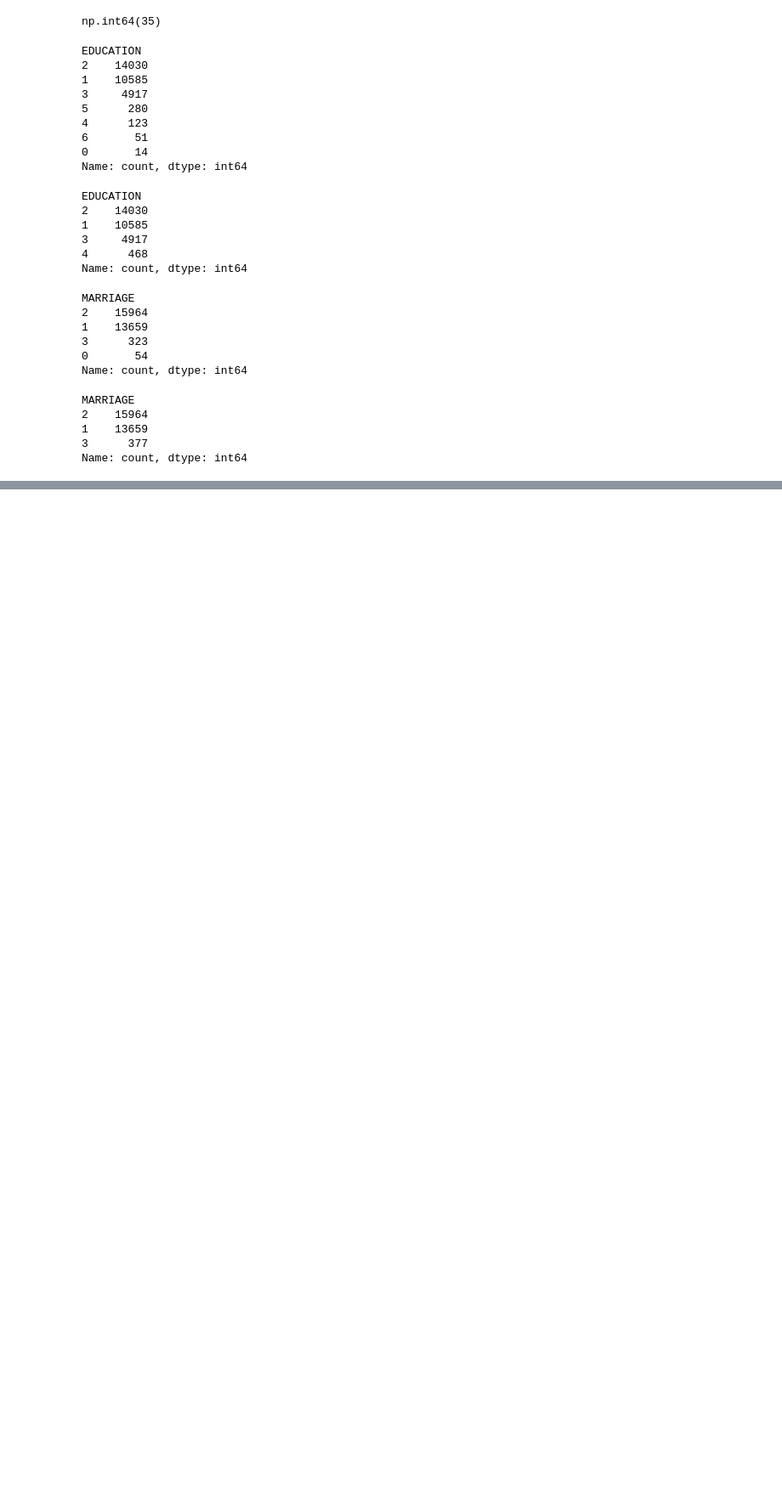
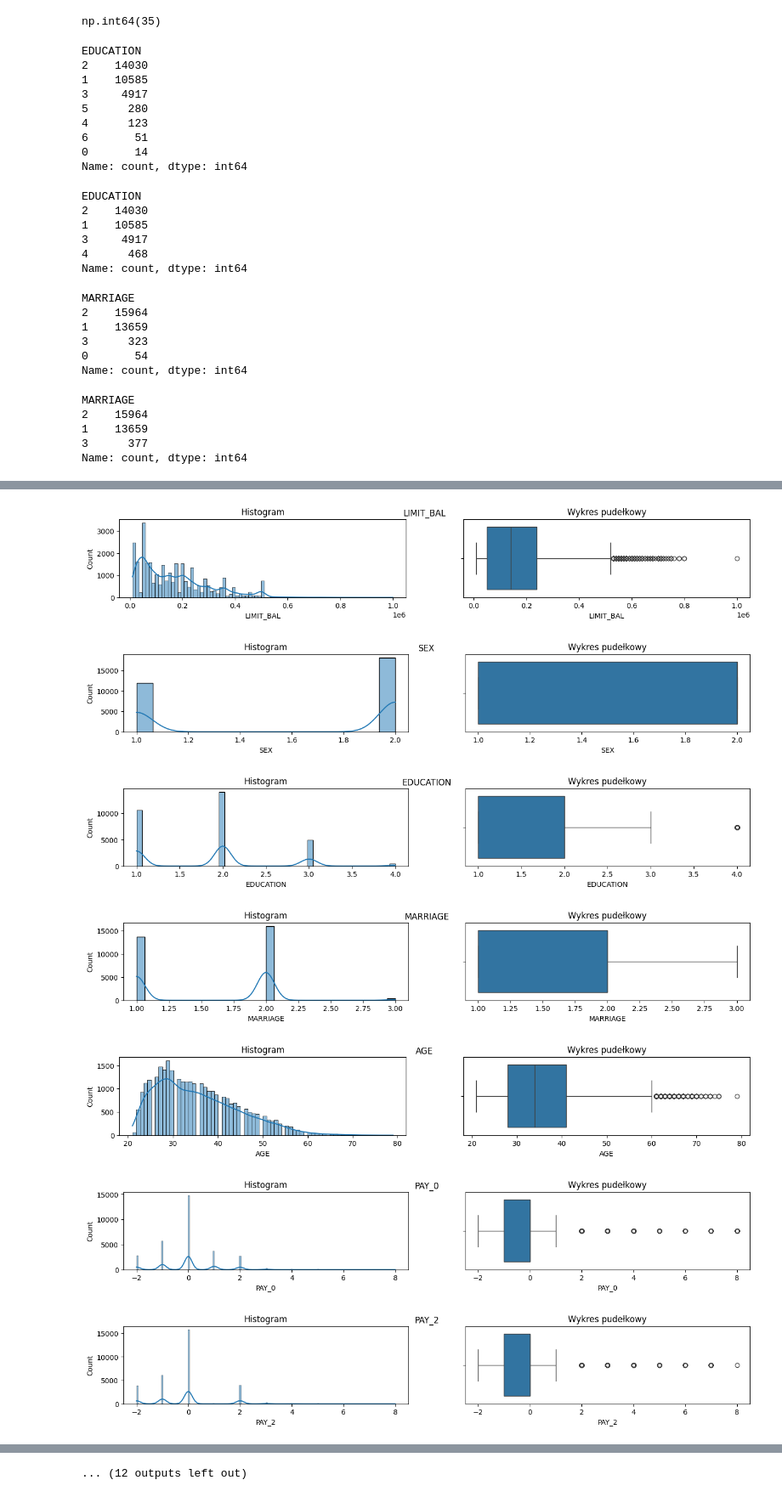
Before and after one commit to Dzbanski/credit_card_approval_project, a Jupyter notebook: credit_card_approval_project.ipynb, the cells around one changed output, grey strips where cells are left out. Shown at 85% size. Drawn from its saved outputs; the diff is of its cells as text; code cells hidden in the pictures; blank space fills up the shorter version.

```diff
--- a/credit_card_approval_project.ipynb
+++ b/credit_card_approval_project.ipynb
@@ -124,0 +151,22 @@ Name: count, dtype: int64
+# %%
+for variable in dataset.select_dtypes(include=np.number).columns:
+
+    fig = plt.figure(figsize=(16, 2))
+    fig.suptitle(variable, fontsize=12)
+
+    plt.subplot(1, 2, 1)
+    sns.histplot(dataset[variable], kde=True)
+    plt.title('Histogram')
+
+    plt.subplot(1, 2, 2)
+    sns.boxplot(x=dataset[variable])
+    plt.title('Wykres pudełkowy')
+    plt.show()
+# %% [output]
+[figure, added]
+[figure, added]
+[figure, added]
+[figure, added]
+[figure, added]
+[figure, added]
+[figure, added]
@@ -124,0 +178 @@ Name: count, dtype: int64
+... (12 outputs left out)
```
Also changed, not shown: parts of 4 cells of this notebook.
